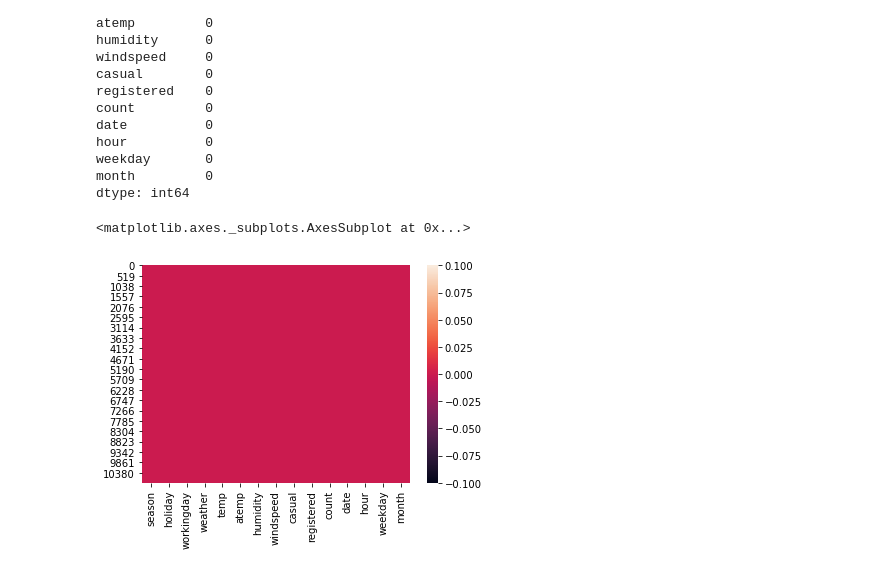
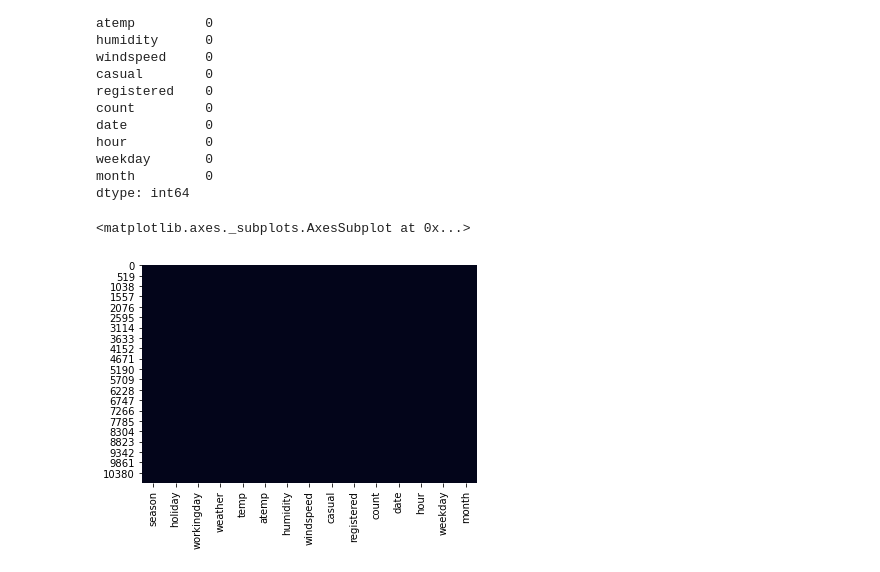
Before and after one commit to changyong93/KaggleStruggle, a Jupyter notebook: EDA & Ensemble Model (Top 10 Percentile)/EDA & Ensemble Model (Top 10 Percentile).ipynb, the cells around one changed output. Saved outputs shown, nothing was run; the diff lists cells and outputs as text; code cells hidden in the pictures.

```diff
--- a/EDA & Ensemble Model (Top 10 Percentile)/EDA & Ensemble Model (Top 10 Percentile).ipynb
+++ b/EDA & Ensemble Model (Top 10 Percentile)/EDA & Ensemble Model (Top 10 Percentile).ipynb
@@ -187,7 +192,7 @@ weekday       0
 month         0
 dtype: int64
 # %%
-sns.heatmap(dailyData.isnull())
+sns.heatmap(dailyData.isnull(),cbar = False)
 # %% [output]
 <matplotlib.axes._subplots.AxesSubplot at 0x...>
-[figure, old version]
+[figure, new version]
```
Also changed, not shown: parts of 20 cells of this notebook.
